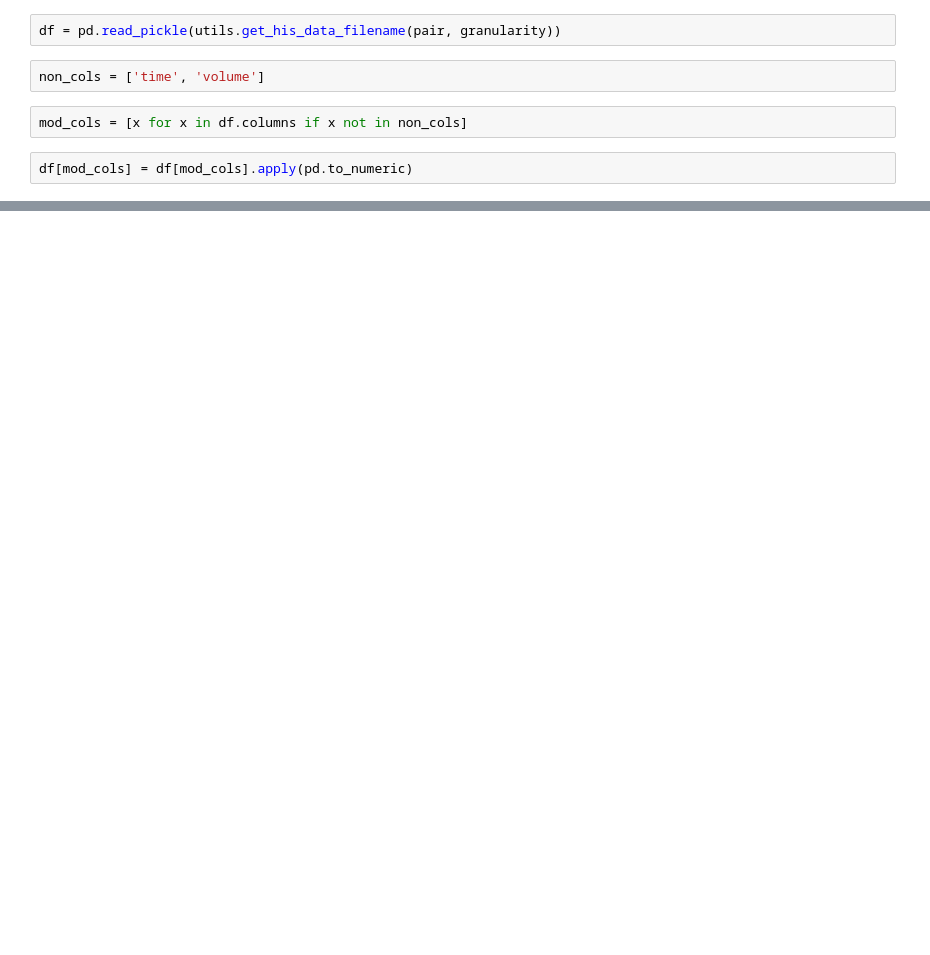
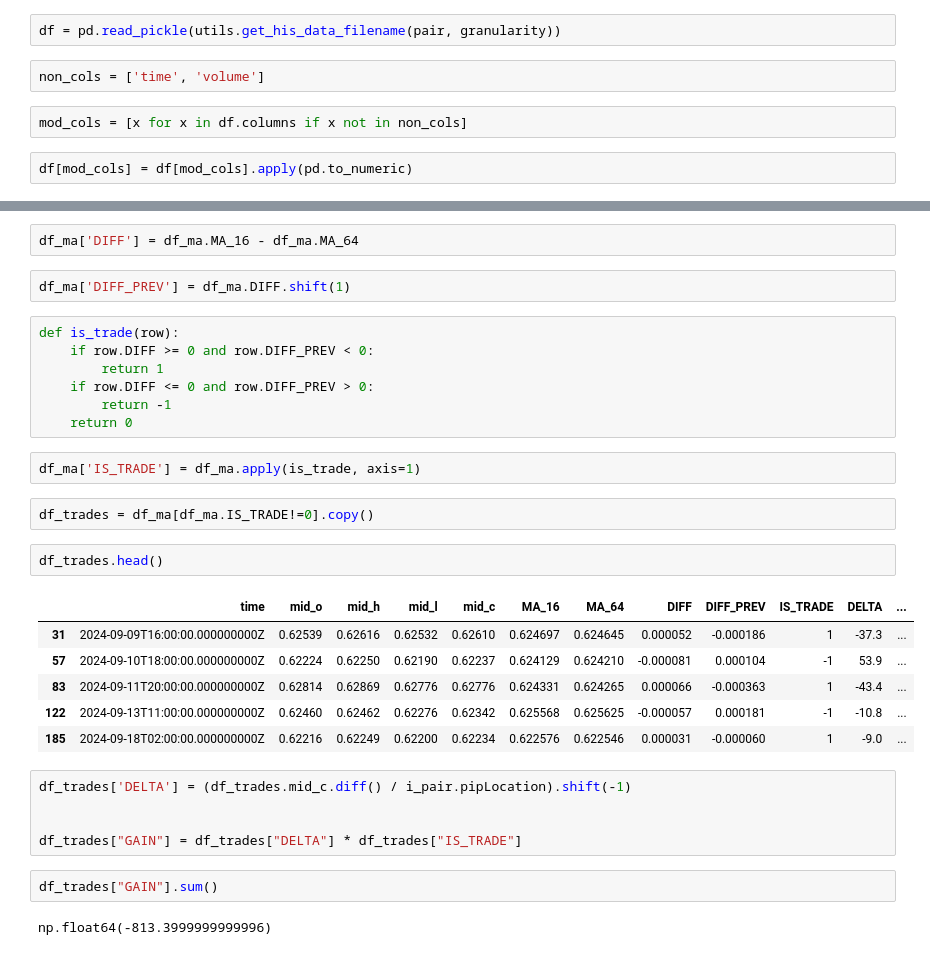
Before and after one commit to Uprightnes/TradeBot, a Jupyter notebook: candle_plot.ipynb, the cells around one changed output, grey strips where cells are left out. Cells and saved outputs as stored; diff of their text form; blank space fills up the shorter version.

```diff
--- a/candle_plot.ipynb
+++ b/candle_plot.ipynb
@@ -15 +47,34 @@ df[mod_cols] = df[mod_cols].apply(pd.to_numeric)
+# %%
+df_ma['DIFF'] = df_ma.MA_16 - df_ma.MA_64
+# %%
+df_ma['DIFF_PREV'] = df_ma.DIFF.shift(1)
+# %%
+def is_trade(row):
+    if row.DIFF >= 0 and row.DIFF_PREV < 0:
+        return 1
+    if row.DIFF <= 0 and row.DIFF_PREV > 0:
+        return -1
+    return 0
+# %%
+df_ma['IS_TRADE'] = df_ma.apply(is_trade, axis=1)
+# %%
+df_trades = df_ma[df_ma.IS_TRADE!=0].copy()
+# %%
+df_trades.head()
+# %% [output]
+|  | time | mid_o | mid_h | mid_l | mid_c | MA_16 | MA_64 | DIFF | DIFF_PREV | IS_TRADE | DELTA | ... |
+| 31 | 2024-09-09T16:00:00.000000000Z | 0.62539 | 0.62616 | 0.62532 | 0.62610 | 0.624697 | 0.624645 | 0.000052 | -0.000186 | 1 | -37.3 | ... |
+| 57 | 2024-09-10T18:00:00.000000000Z | 0.62224 | 0.62250 | 0.62190 | 0.62237 | 0.624129 | 0.624210 | -0.000081 | 0.000104 | -1 | 53.9 | ... |
+| 83 | 2024-09-11T20:00:00.000000000Z | 0.62814 | 0.62869 | 0.62776 | 0.62776 | 0.624331 | 0.624265 | 0.000066 | -0.000363 | 1 | -43.4 | ... |
+| 122 | 2024-09-13T11:00:00.000000000Z | 0.62460 | 0.62462 | 0.62276 | 0.62342 | 0.625568 | 0.625625 | -0.000057 | 0.000181 | -1 | -10.8 | ... |
+| 185 | 2024-09-18T02:00:00.000000000Z | 0.62216 | 0.62249 | 0.62200 | 0.62234 | 0.622576 | 0.622546 | 0.000031 | -0.000060 | 1 | -9.0 | ... |
+# %%
+df_trades['DELTA'] = (df_trades.mid_c.diff() / i_pair.pipLocation).shift(-1)
+
+
+df_trades["GAIN"] = df_trades["DELTA"] * df_trades["IS_TRADE"]
+# %%
+df_trades["GAIN"].sum()
+# %% [output]
+np.float64(-813.3999999999996)
 # %%
```
Also changed, not shown: parts of 11 cells of this notebook, 7 other files.
